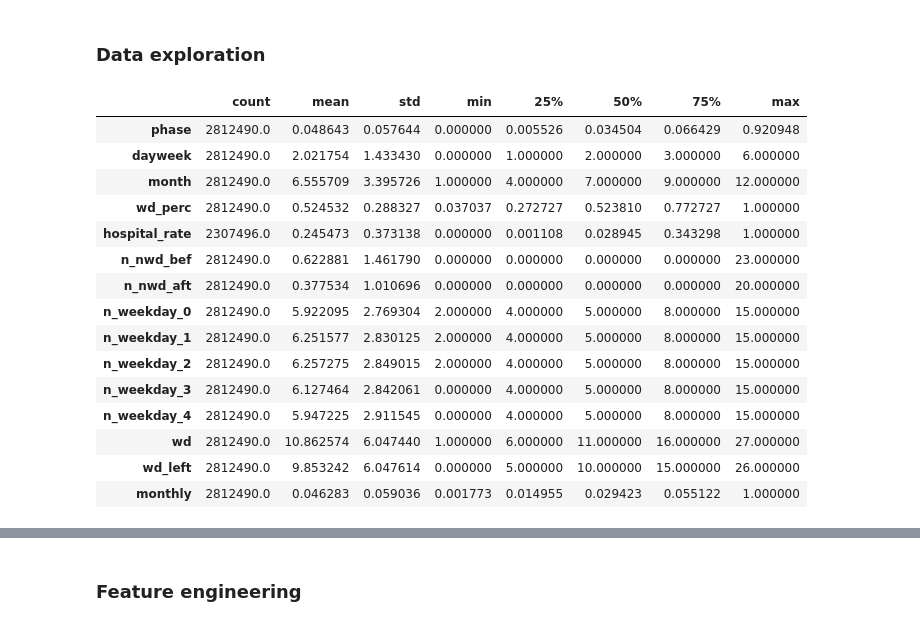
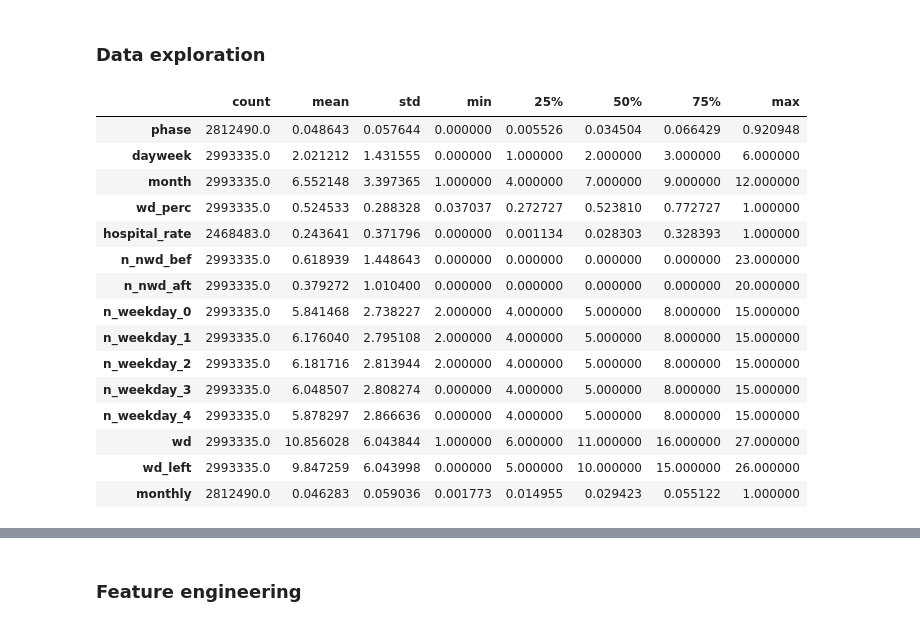
Before and after one commit to guimCC/Novartis_Datathon_2023, a Jupyter notebook: Scripts/data_lag.ipynb, the cells around one changed output, grey strips where cells are left out. Drawn from its saved outputs; the diff is of its cells as text; code cells hidden in the pictures.

Commit message:
nearly first submission

```diff
--- a/Scripts/data_lag.ipynb
+++ b/Scripts/data_lag.ipynb
@@ -11,5 +14,7 @@ from sklearn.preprocessing import OneHotEncoder
 # %%
 train_df = pd.read_parquet('../Data/Data files/train_data.parquet')
-test_df = pd.read_parquet('../Data/Data files/submission_data.parquet')
+
 
 train_df.shape
+
+df = pd.concat([train_df, test_df], sort=False)
@@ -19,23 +31,23 @@ train_df.shape
 ### Data exploration
 # %%
 #Check for general data description
-train_df.describe().T
+df.describe().T
 # %% [output]
 |  | count | mean | std | min | 25% | 50% | 75% | max |
 | phase | 2812490.0 | 0.048643 | 0.057644 | 0.000000 | 0.005526 | 0.034504 | 0.066429 | 0.920948 |
-| dayweek | 2812490.0 | 2.021754 | 1.433430 | 0.000000 | 1.000000 | 2.000000 | 3.000000 | 6.000000 |
-| month | 2812490.0 | 6.555709 | 3.395726 | 1.000000 | 4.000000 | 7.000000 | 9.000000 | 12.000000 |
-| wd_perc | 2812490.0 | 0.524532 | 0.288327 | 0.037037 | 0.272727 | 0.523810 | 0.772727 | 1.000000 |
-| hospital_rate | 2307496.0 | 0.245473 | 0.373138 | 0.000000 | 0.001108 | 0.028945 | 0.343298 | 1.000000 |
-| n_nwd_bef | 2812490.0 | 0.622881 | 1.461790 | 0.000000 | 0.000000 | 0.000000 | 0.000000 | 23.000000 |
-| n_nwd_aft | 2812490.0 | 0.377534 | 1.010696 | 0.000000 | 0.000000 | 0.000000 | 0.000000 | 20.000000 |
-| n_weekday_0 | 2812490.0 | 5.922095 | 2.769304 | 2.000000 | 4.000000 | 5.000000 | 8.000000 | 15.000000 |
-| n_weekday_1 | 2812490.0 | 6.251577 | 2.830125 | 2.000000 | 4.000000 | 5.000000 | 8.000000 | 15.000000 |
-| n_weekday_2 | 2812490.0 | 6.257275 | 2.849015 | 2.000000 | 4.000000 | 5.000000 | 8.000000 | 15.000000 |
-| n_weekday_3 | 2812490.0 | 6.127464 | 2.842061 | 0.000000 | 4.000000 | 5.000000 | 8.000000 | 15.000000 |
-| n_weekday_4 | 2812490.0 | 5.947225 | 2.911545 | 0.000000 | 4.000000 | 5.000000 | 8.000000 | 15.000000 |
-| wd | 2812490.0 | 10.862574 | 6.047440 | 1.000000 | 6.000000 | 11.000000 | 16.000000 | 27.000000 |
-| wd_left | 2812490.0 | 9.853242 | 6.047614 | 0.000000 | 5.000000 | 10.000000 | 15.000000 | 26.000000 |
+| dayweek | 2993335.0 | 2.021212 | 1.431555 | 0.000000 | 1.000000 | 2.000000 | 3.000000 | 6.000000 |
+| month | 2993335.0 | 6.552148 | 3.397365 | 1.000000 | 4.000000 | 7.000000 | 9.000000 | 12.000000 |
+| wd_perc | 2993335.0 | 0.524533 | 0.288328 | 0.037037 | 0.272727 | 0.523810 | 0.772727 | 1.000000 |
+| hospital_rate | 2468483.0 | 0.243641 | 0.371796 | 0.000000 | 0.001134 | 0.028303 | 0.328393 | 1.000000 |
+| n_nwd_bef | 2993335.0 | 0.618939 | 1.448643 | 0.000000 | 0.000000 | 0.000000 | 0.000000 | 23.000000 |
+| n_nwd_aft | 2993335.0 | 0.379272 | 1.010400 | 0.000000 | 0.000000 | 0.000000 | 0.000000 | 20.000000 |
+| n_weekday_0 | 2993335.0 | 5.841468 | 2.738227 | 2.000000 | 4.000000 | 5.000000 | 8.000000 | 15.000000 |
+| n_weekday_1 | 2993335.0 | 6.176040 | 2.795108 | 2.000000 | 4.000000 | 5.000000 | 8.000000 | 15.000000 |
+| n_weekday_2 | 2993335.0 | 6.181716 | 2.813944 | 2.000000 | 4.000000 | 5.000000 | 8.000000 | 15.000000 |
+| n_weekday_3 | 2993335.0 | 6.048507 | 2.808274 | 0.000000 | 4.000000 | 5.000000 | 8.000000 | 15.000000 |
+| n_weekday_4 | 2993335.0 | 5.878297 | 2.866636 | 0.000000 | 4.000000 | 5.000000 | 8.000000 | 15.000000 |
+| wd | 2993335.0 | 10.856028 | 6.043844 | 1.000000 | 6.000000 | 11.000000 | 16.000000 | 27.000000 |
+| wd_left | 2993335.0 | 9.847259 | 6.043998 | 0.000000 | 5.000000 | 10.000000 | 15.000000 | 26.000000 |
 | monthly | 2812490.0 | 0.046283 | 0.059036 | 0.001773 | 0.014955 | 0.029423 | 0.055122 | 1.000000 |
 # %%
 # Seek for missing values
```
Also changed, not shown: parts of 66 cells of this notebook.
